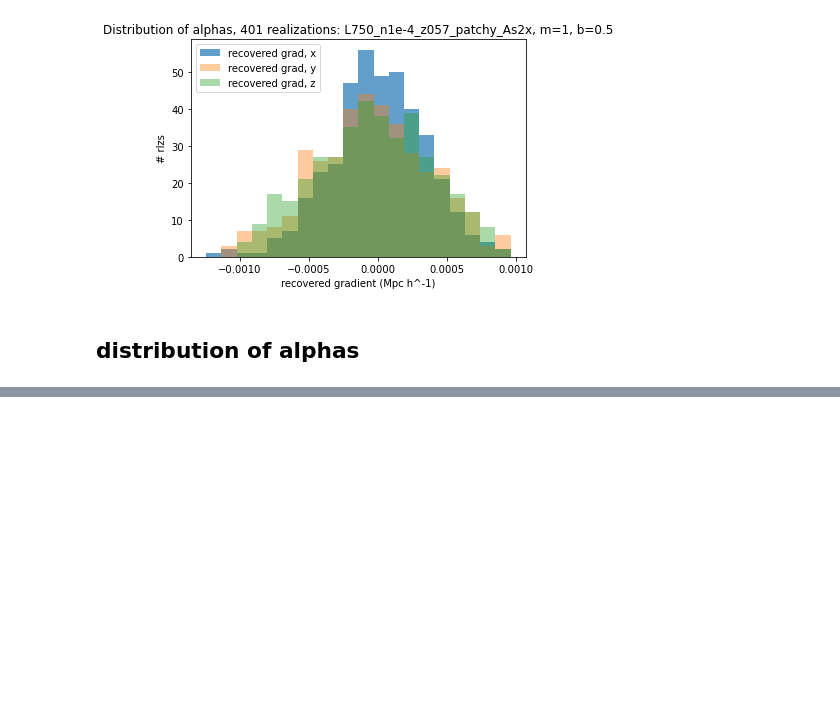
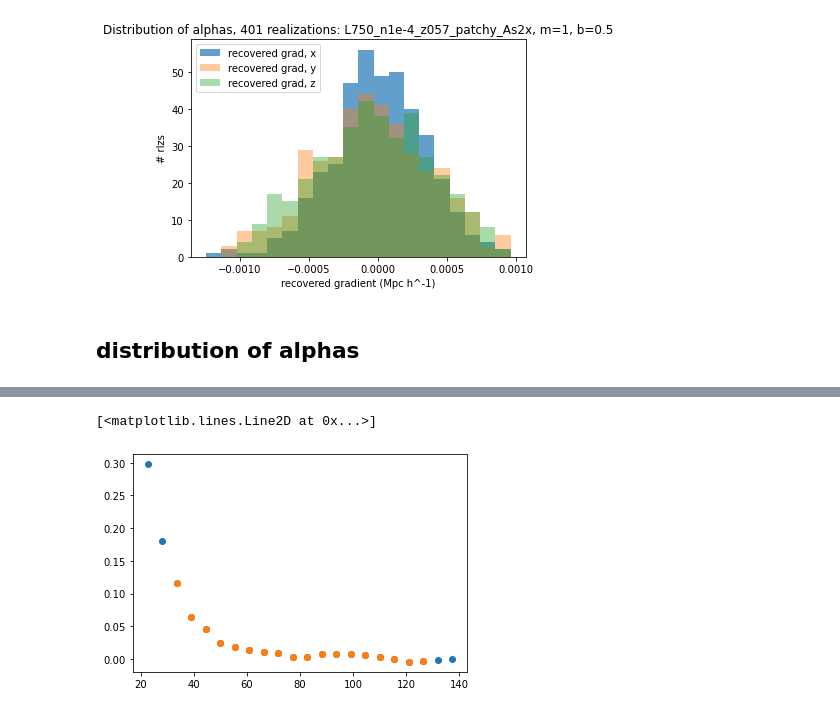
Before and after one commit to abbyw24/CFE_gradients, a Jupyter notebook: notebooks/fourparam_fit.ipynb, the cells around one changed output, grey strips where cells are left out. Saved outputs shown, nothing was run; the diff lists cells and outputs as text; code cells hidden in the pictures; blank space fills up the shorter version.

```diff
--- a/notebooks/fourparam_fit.ipynb
+++ b/notebooks/fourparam_fit.ipynb
@@ -559,0 +566,13 @@ plt.legend()
+# %%
+# for one mock:
+cat_tag = 'L750_n1e-4_z057_patchy_As2x'
+rlz = 0
+
+# 4-parameter fit results
+fit_results = np.load(os.path.join(data_dir, f'bases/4-parameter_fit/full/results_lognormal_{cat_tag}/basis_lognormal_{cat_tag}_rlz{rlz}_lognormal.npy'), allow_pickle=True).item()
+B_sq = fit_results['B_sq']
+a1 = fit_results['a1']
+a2 = fit_results['a2']
+a3 = fit_results['a3']
+bestfit_alpha = fit_results['best_alpha']
+bestfit_alpha, B_sq, a1, a2, a3, B_sq.shape
@@ -559,0 +649,11 @@ plt.legend()
+# %%
+cut_size = 2
+r_avg_cut = r_avg[cut_size:nbins-cut_size]
+xi_ls_cut = xi_ls[cut_size:nbins-cut_size]
+nbins_cut = len(r_avg_cut)
+# %%
+plt.plot(r_avg, xi_ls, marker='o', ls='None')
+plt.plot(r_avg_cut, xi_ls_cut, marker='o', ls='None')
+# %% [output]
+[<matplotlib.lines.Line2D at 0x...>]
+[figure, added]
```
Also changed, not shown: parts of 25 cells of this notebook, 8 other files.
